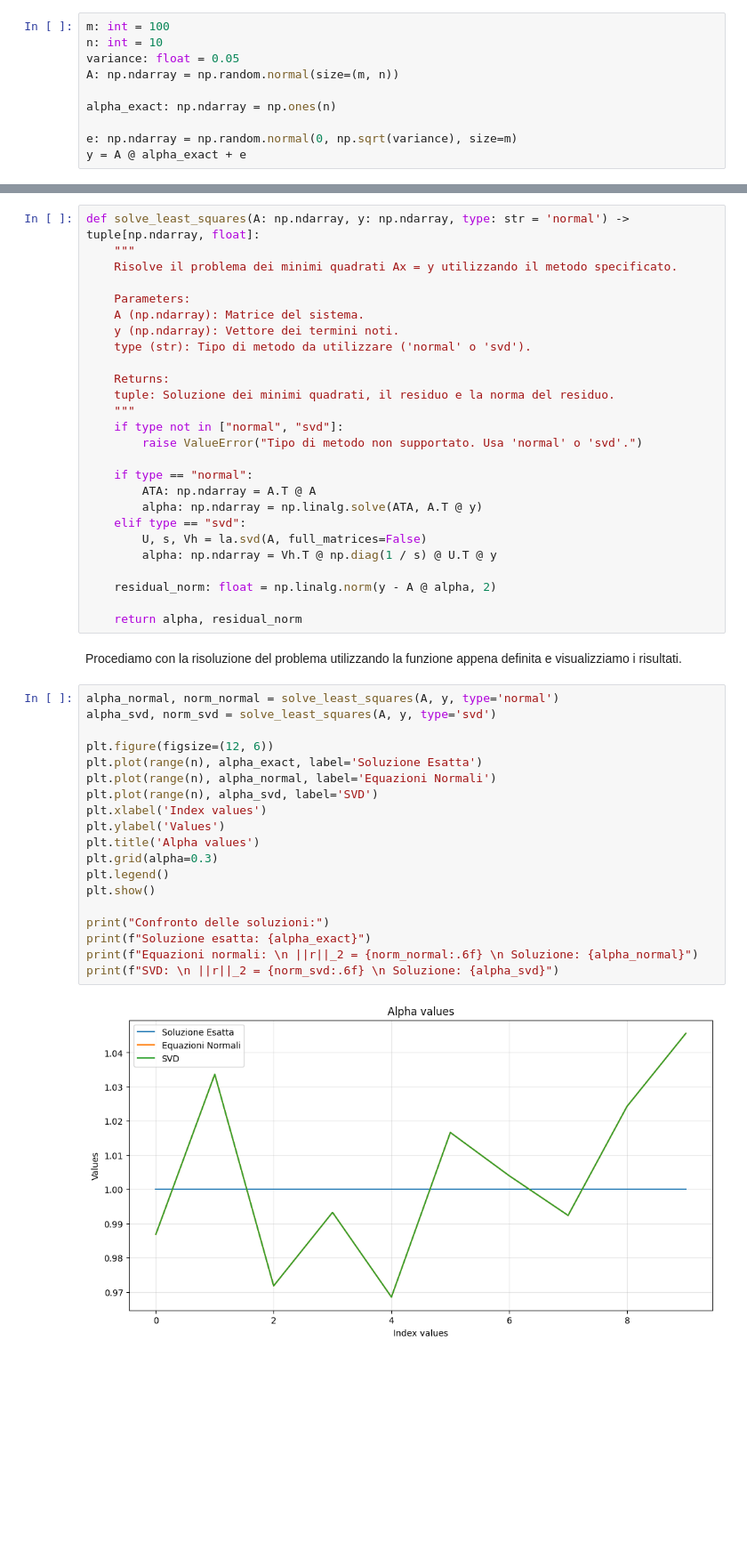
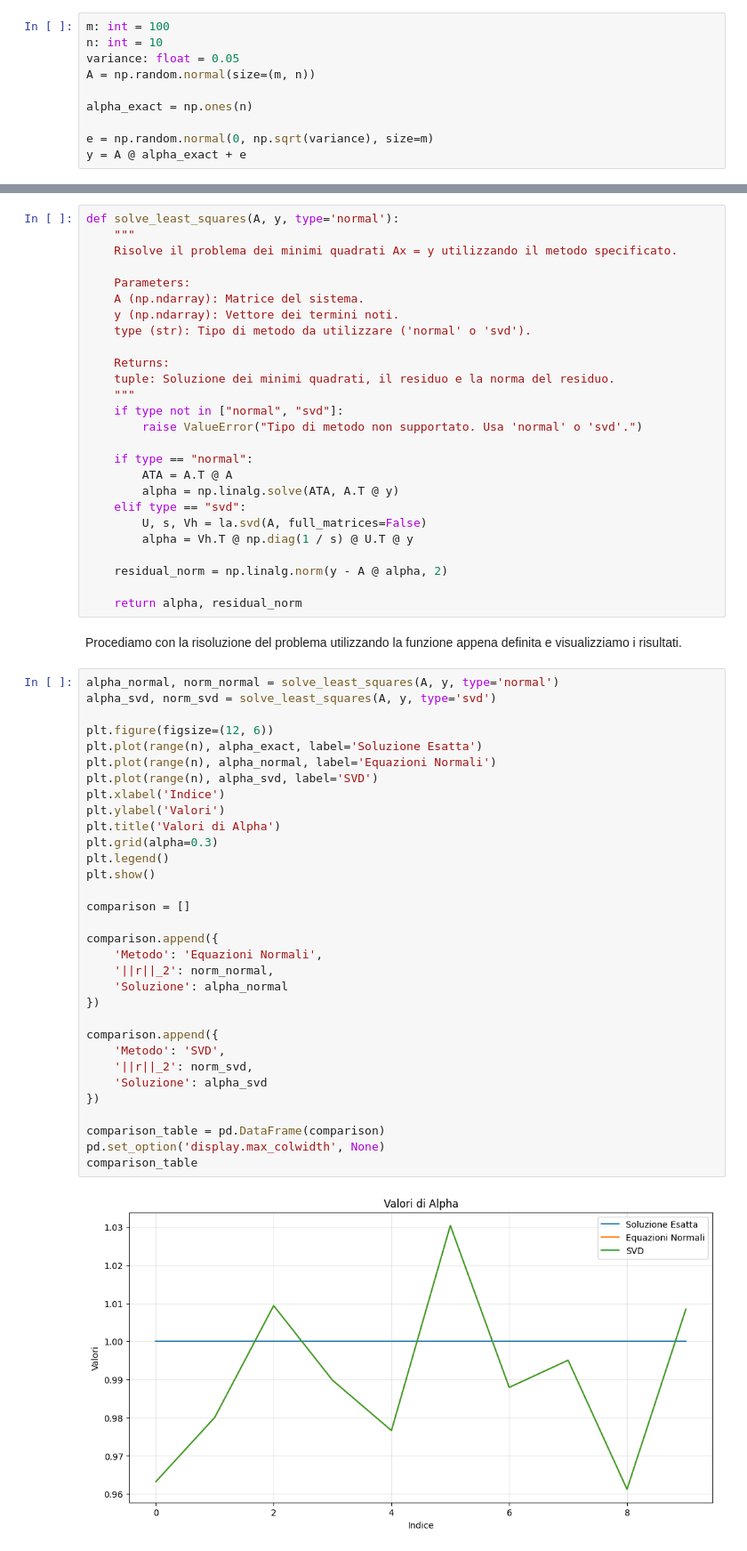
Before and after one commit to Kmoon-7/CalcoloNumerico-HW, a Jupyter notebook: homework1.ipynb, the cells around one changed output, grey strips where cells are left out. Shown at 89% size. Cells and saved outputs as stored; diff of their text form; blank space fills up the shorter version.

```diff
--- a/homework1.ipynb
+++ b/homework1.ipynb
@@ -395,16 +395,16 @@ Creiamo inanzitutto il problema test con la varianza a 0.05.
 m: int = 100
 n: int = 10
 variance: float = 0.05
-A: np.ndarray = np.random.normal(size=(m, n))
+A = np.random.normal(size=(m, n))
 
-alpha_exact: np.ndarray = np.ones(n)
+alpha_exact = np.ones(n)
 
-e: np.ndarray = np.random.normal(0, np.sqrt(variance), size=m)
+e = np.random.normal(0, np.sqrt(variance), size=m)
 y = A @ alpha_exact + e
 # %% [markdown]
 Definiamo una funzione per risolvere i minimi quadrati in base al metodo passato come argomento.
 # %%
-def solve_least_squares(A: np.ndarray, y: np.ndarray, type: str = 'normal') -> tuple[np.ndarray, float]:
+def solve_least_squares(A, y, type='normal'):
     """
     Risolve il problema dei minimi quadrati Ax = y utilizzando il metodo specificato.
 
@@ -420,13 +420,13 @@ def solve_least_squares(A: np.ndarray, y: np.ndarray, type: str = 'normal') -> t
         raise ValueError("Tipo di metodo non supportato. Usa 'normal' o 'svd'.")
 
     if type == "normal":
-        ATA: np.ndarray = A.T @ A
-        alpha: np.ndarray = np.linalg.solve(ATA, A.T @ y)
+        ATA = A.T @ A
+        alpha = np.linalg.solve(ATA, A.T @ y)
     elif type == "svd":
         U, s, Vh = la.svd(A, full_matrices=False)
-        alpha: np.ndarray = Vh.T @ np.diag(1 / s) @ U.T @ y
+        alpha = Vh.T @ np.diag(1 / s) @ U.T @ y
 
-    residual_norm: float = np.linalg.norm(y - A @ alpha, 2)
+    residual_norm = np.linalg.norm(y - A @ alpha, 2)
 
     return alpha, residual_norm
 # %% [markdown]
@@ -434,21 +434,34 @@ Procediamo con la risoluzione del problema utilizzando la funzione appena defini
 # %%
 alpha_normal, norm_normal = solve_least_squares(A, y, type='normal')
 alpha_svd, norm_svd = solve_least_squares(A, y, type='svd')
 
 plt.figure(figsize=(12, 6))
 plt.plot(range(n), alpha_exact, label='Soluzione Esatta')
 plt.plot(range(n), alpha_normal, label='Equazioni Normali')
 plt.plot(range(n), alpha_svd, label='SVD')
-plt.xlabel('Index values')
-plt.ylabel('Values')
-plt.title('Alpha values')
+plt.xlabel('Indice')
+plt.ylabel('Valori')
+plt.title('Valori di Alpha')
 plt.grid(alpha=0.3)
 plt.legend()
 plt.show()
 
-print("Confronto delle soluzioni:")
-print(f"Soluzione esatta: {alpha_exact}")
-print(f"Equazioni normali: \n ||r||_2 = {norm_normal:.6f} \n Soluzione: {alpha_normal}")
-print(f"SVD: \n ||r||_2 = {norm_svd:.6f} \n Soluzione: {alpha_svd}")
+comparison = []
+
+comparison.append({
+    'Metodo': 'Equazioni Normali',
+    '||r||_2': norm_normal,
+    'Soluzione': alpha_normal
+})
+
+comparison.append({
+    'Metodo': 'SVD',
+    '||r||_2': norm_svd,
+    'Soluzione': alpha_svd
+})
+
+comparison_table = pd.DataFrame(comparison)
+pd.set_option('display.max_colwidth', None)
+comparison_table
 # %% [output]
-[figure, old version]
+[figure, new version]
```
Also changed, not shown: parts of 4 cells of this notebook.
